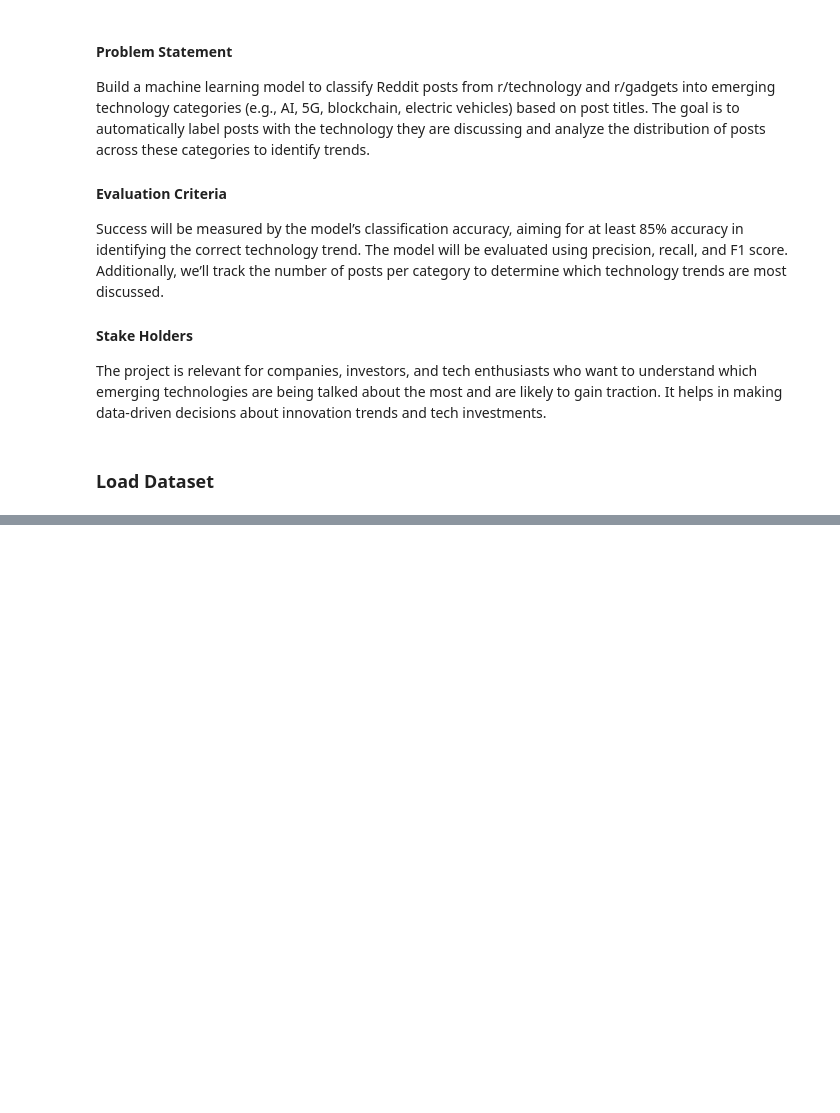
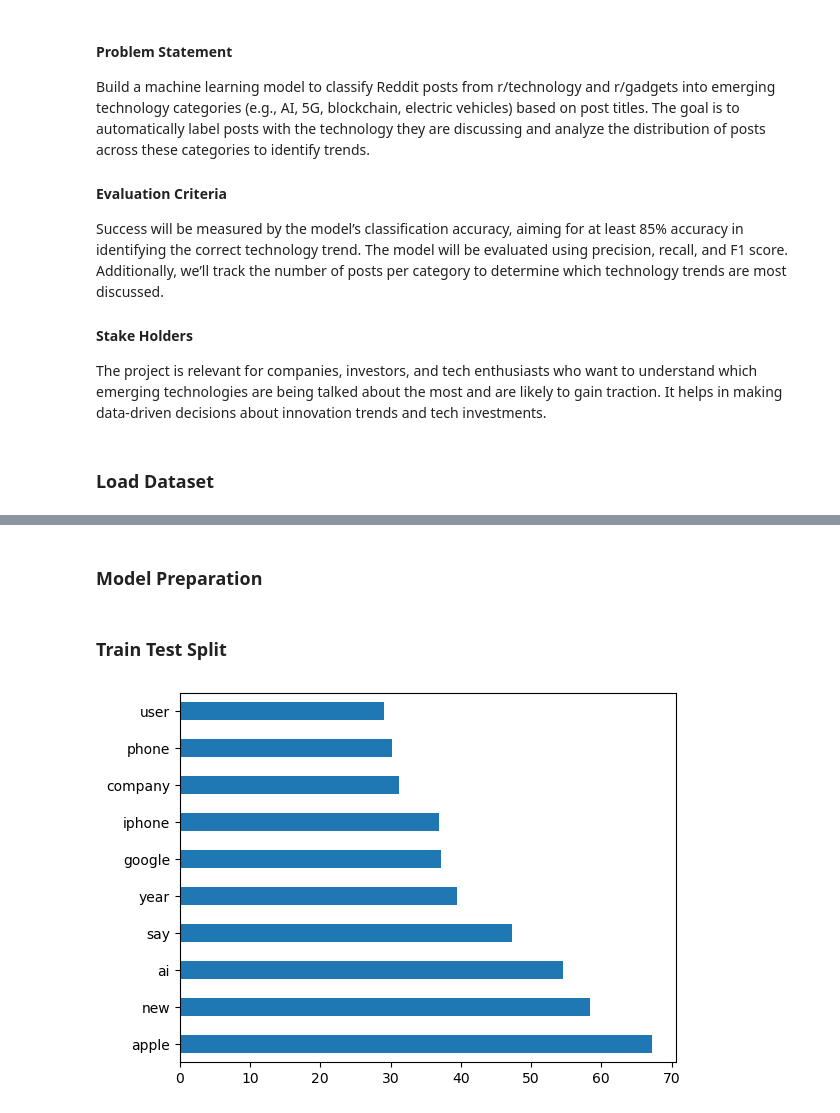
Before and after one commit to saima-abdullah/reddit-classification-nlp, a Jupyter notebook: classification_models.ipynb, the cells around one changed output, grey strips where cells are left out. Drawn from its saved outputs; the diff is of its cells as text; code cells hidden in the pictures; blank space fills up the shorter version.

```diff
--- a/classification_models.ipynb
+++ b/classification_models.ipynb
@@ -218,0 +136,21 @@ other_posts
+# %%
+text = data['title']
+def preprocess_text(text):
+    '''
+    Preprocesses a given text by tokenizing, removing stopwords,punctuations and lemmatizing.
+    Args:
+        text (str): The input text to be preprocessed.
+
+    Returns:
+        str: Only alphabetic tokens are included, with punctuation and numbers removed.
+    '''
+    doc = nlp(text)
+    tokens = []
+    for token in doc:
+        # Only keep alphabetic tokens, remove stopwords, punctuation
+        if token.is_alpha and not token.is_stop:
+            #lemmatized the tokens and convert to lowercase
+            tokens.append(token.lemma_.lower())
+    return " ".join(tokens)
+#apply the preprocessing to text
+data['processed_text'] = data['title'].apply(preprocess_text)
@@ -218,0 +166,23 @@ other_posts
+# %% [markdown]
+### Model Preparation
+# %%
+# Define X and y.
+X = data['processed_text']
+y = data['subreddit']
+# %% [markdown]
+### Train Test Split
+# %%
+# Split data into training and testing sets.
+X_train, X_test, y_train, y_test = train_test_split(X, y, random_state=42, stratify=y)
+# %%
+
+# Instantiate the transformer.
+tvec = TfidfVectorizer()
+# convert training data to dataframe
+X_train_df = pd.DataFrame(tvec.fit_transform(X_train).todense(),
+                          columns=tvec.get_feature_names_out())
+
+# plot top occuring words
+X_train_df.sum().sort_values(ascending=False).head(10).plot(kind='barh');
+# %% [output]
+[figure, added]
```
Also changed, not shown: parts of 56 cells of this notebook, 3 other files.
